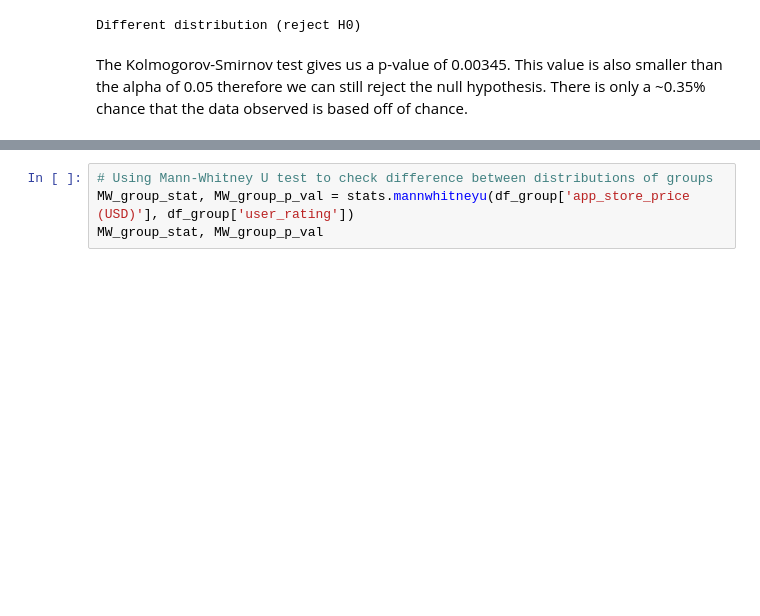
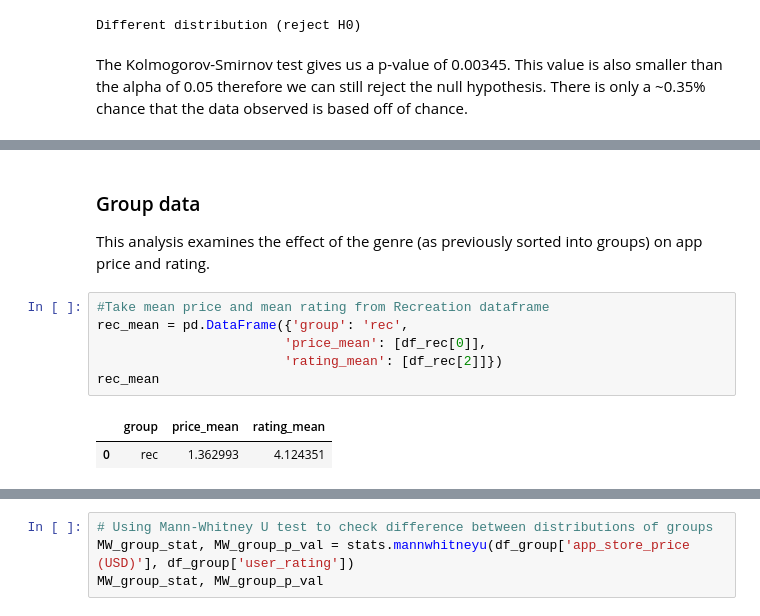
Before and after one commit to tpham2/HER-d, a Jupyter notebook: Final_V4.ipynb, the cells around one changed output, grey strips where cells are left out. Cells and saved outputs as stored; diff of their text form; blank space fills up the shorter version.

```diff
--- a/Final_V4.ipynb
+++ b/Final_V4.ipynb
@@ -481,0 +499,13 @@ a1, b1
+# %% [markdown]
+### Group data
+
+This analysis examines the effect of the genre (as previously sorted into groups) on app price and rating.
+# %%
+#Take mean price and mean rating from Recreation dataframe
+rec_mean = pd.DataFrame({'group': 'rec',
+                        'price_mean': [df_rec[0]],
+                        'rating_mean': [df_rec[2]]})
+rec_mean
+# %% [output]
+|  | group | price_mean | rating_mean |
+| 0 | rec | 1.362993 | 4.124351 |
```
Also changed, not shown: parts of 26 cells of this notebook.
